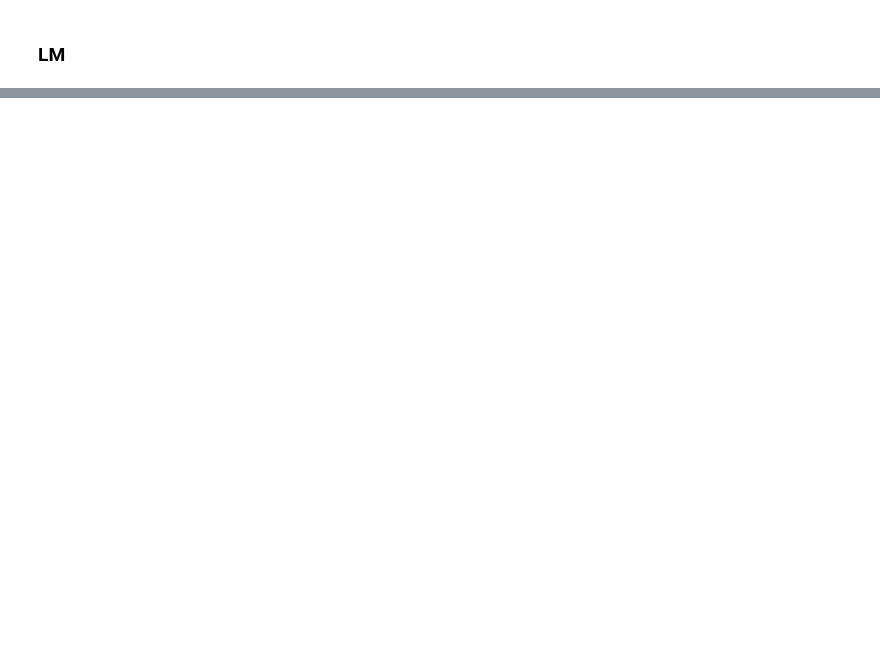
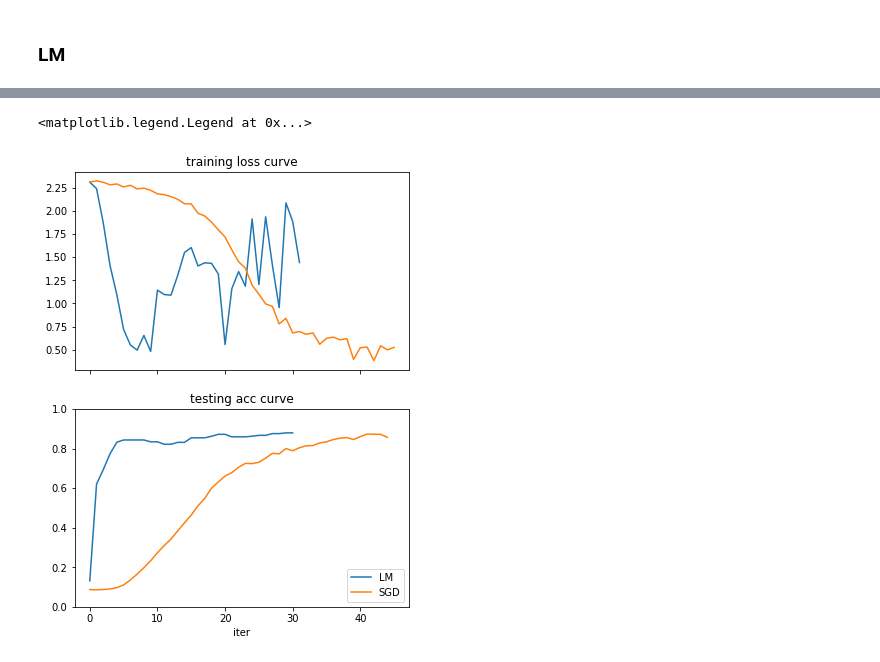
Before and after one commit to opooladz/Survey-of-Second-Order-Optimizers, a Jupyter notebook: MNIST_cross_entropy.ipynb, the cells around one changed output, grey strips where cells are left out. Cells and saved outputs as stored; diff of their text form; code cells hidden in the pictures; blank space fills up the shorter version.

Commit message:
loss and acc curve

```diff
--- a/MNIST_cross_entropy.ipynb
+++ b/MNIST_cross_entropy.ipynb
@@ -24,19 +24,28 @@ class MNIST_small(Dataset):
         return self.target.shape[0]
 
     def __getitem__(self, idx):
-        data = torch.from_numpy(self.data[idx]).float()
+        data = torch.from_numpy(self.data[idx]).view(1,8,8).float()
         target = torch.from_numpy(np.asarray(self.target[idx]))
         sample = {'data': data, 'target': target}
 
         return sample
 
-trainset = MNIST_small(train=True)
-testset = MNIST_small(train=False)
+#trainset = MNIST_small(train=True)
+#testset = MNIST_small(train=False)
+
+transform_MNIST = transforms.Compose([
+    transforms.ToTensor(),
+    transforms.Normalize((0.1307,), (0.3081,)),
+])
+
+
+trainset = torchvision.datasets.MNIST(root='./data', train=True, download=True, transform=transform_MNIST)
+testset = torchvision.datasets.MNIST(root='./data', train=False, download=True, transform=transform_MNIST)
 
 trainloader = DataLoader(trainset, batch_size=256, shuffle=True, num_workers=0)
 testloader = DataLoader(testset, batch_size=128, shuffle=False, num_workers=0)
 
-device = torch.device('cuda:2')
+device = torch.device('cuda:0')
 # %% [markdown]
 ### SGD
 # %%
@@ -138,13 +181,15 @@ class LM(Optimizer):
         params = group['params']
 
         prev_loss, g, H = closure(sample=True)
+        record_loss = prev_loss.item()
+        print ('prev loss:{}'.format(prev_loss.item()))
 
         H += torch.eye(H.shape[0]).to(device)*alpha
 
         time_start = time.time()
         delta_w = -1 * torch.matmul(torch.inverse(H), g).detach()
         time_end = time.time()
-        print('inverting time',time_end-time_start,'s')
+        #print('inverting time',time_end-time_start,'s')
 
         offset = 0
         for p in self._params:
@@ -154,9 +199,9 @@ class LM(Optimizer):
             offset += numel
 
         loss = closure(sample=False)
+        print ('loss:{}'.format(loss.item()))
 
         if loss < prev_loss:
-            print(loss.item())
             print ('successful iteration')
             if alpha > 1e-5:
                 group['alpha'] /= 10
@@ -171,6 +216,8 @@ class LM(Optimizer):
                 with torch.no_grad():
                     p.sub_(delta_w[offset:offset + numel].view_as(p),alpha=lr)
                 offset += numel
+
+        return record_loss
 
 
 def gather_flat_grads(params):
@@ -247,0 +304,15 @@ testing...
+# %%
+import matplotlib.pyplot as plt
+fig, (ax1, ax2) = plt.subplots(2,1, sharex=True, figsize=(6, 8))
+ax1.plot(train_loss, label='LM')
+ax1.plot(train_loss_sgd, label='SGD')
+ax1.set_title('training loss curve')
+ax2.plot(test_acc, label='LM')
+ax2.plot(test_acc_sgd, label='SGD')
+ax2.set_title('testing acc curve')
+ax2.set_ylim([0, 1])
+ax2.set_xlabel('iter')
+plt.legend()
+# %% [output]
+<matplotlib.legend.Legend at 0x...>
+[figure, added]
```
Also changed, not shown: parts of 3 cells of this notebook.
